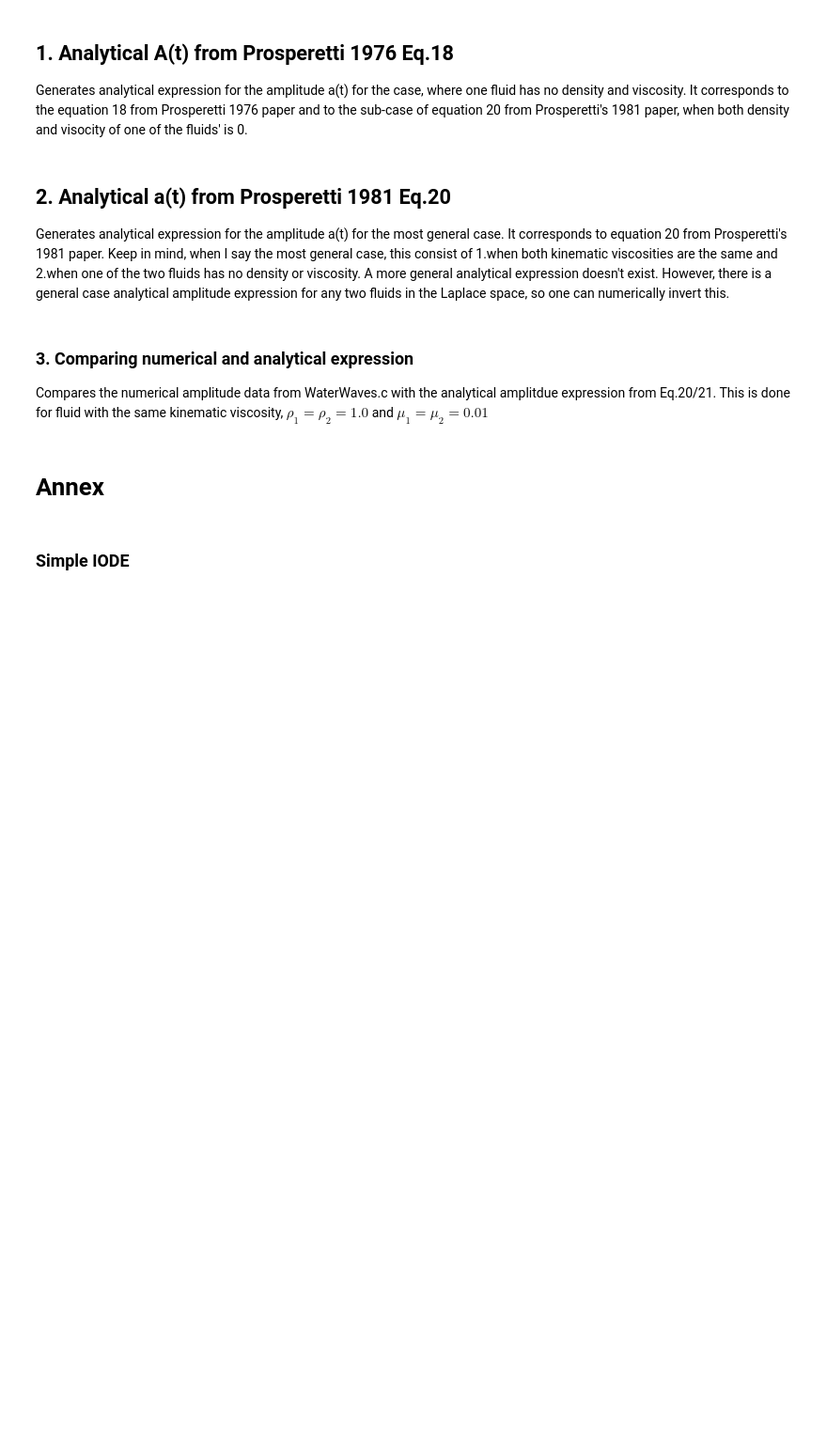
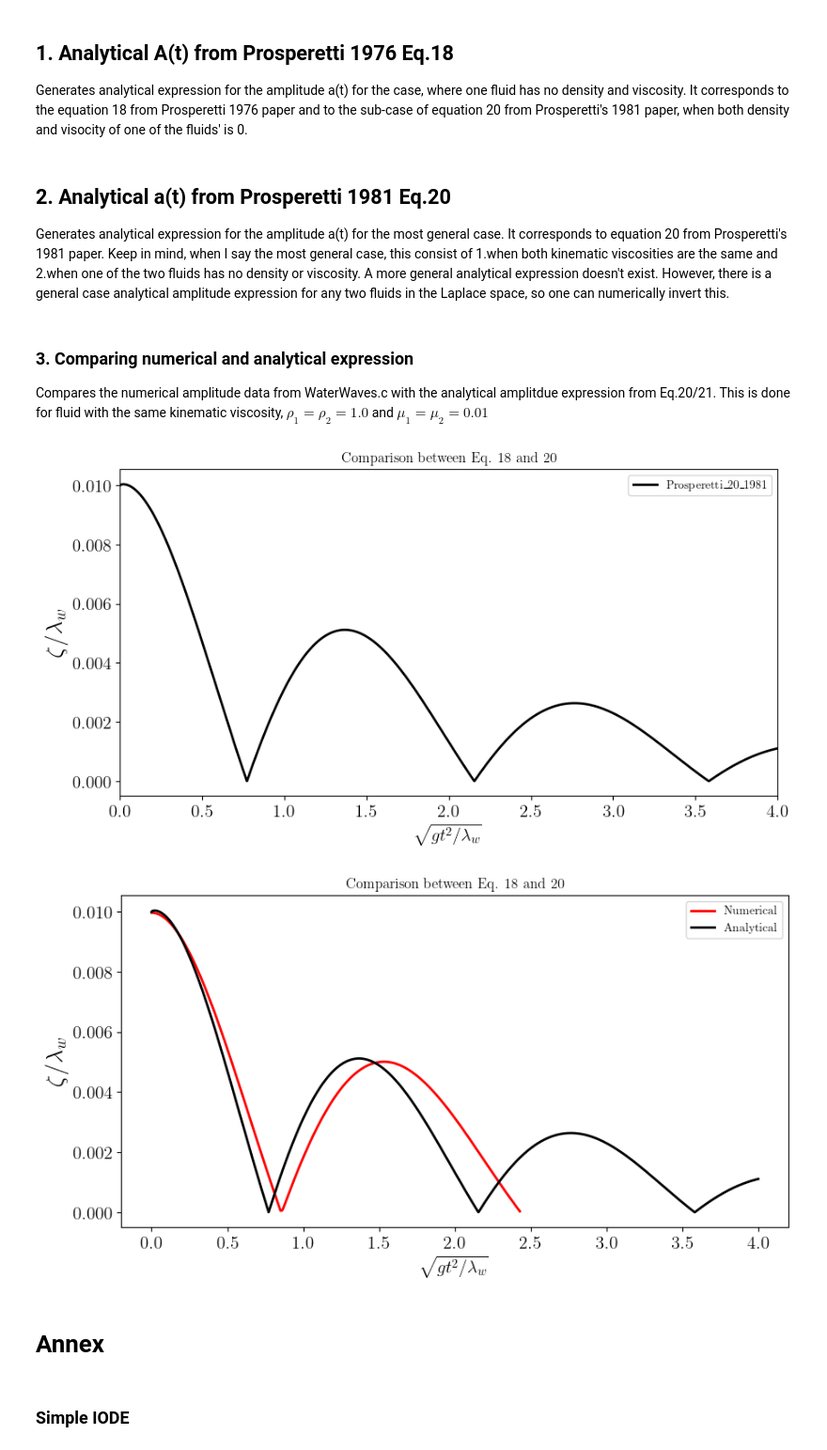
Before and after one commit to comphy-lab/IceHydrodynamics, a Jupyter notebook: TestCases/New-Valentin/Prosperetti_comparison.ipynb, the cells around one changed output. Shown: that part at 94% size. Drawn from its saved outputs; the diff is of its cells as text; code cells hidden in the pictures; blank space fills up the shorter version.

Commit message:
Add files via upload
Overwriting two files and adding new plots

```diff
--- a/TestCases/New-Valentin/Prosperetti_comparison.ipynb
+++ b/TestCases/New-Valentin/Prosperetti_comparison.ipynb
@@ -141,7 +141,7 @@ def ampl(t,a0,u0,Ga,Beta,z,Z):
     Amp_p1 = a0 * (erfc(k2v*t)**0.5) * 32 * b * np.pi**3 / (64 * b * np.pi**3 + Ga)
     Amp_p2 = 0
     for i in range(4):
-        Amp_p21 = (z[i]/Z[i]) * (2*np.pi*A_0/(z[i]**2-k2v)-U_0)
+        Amp_p21 = (z[i]/Z[i]) * (2*np.pi*a0/(z[i]**2-k2v)-U_0)
         Amp_p22 = np.exp((z[i]**2-k2v)*t) * erfc(z[i]*t**0.5)
         Amp_p2 = Amp_p2 + (Amp_p21 * Amp_p22)
     return Amp_p1 + Amp_p2
@@ -149,10 +149,10 @@ def ampl(t,a0,u0,Ga,Beta,z,Z):
 
 #Initializing variables
 p_u = 1
-p_l = 1
-Ga = 1e5
+p_l = 0.1
+Ga = 1e4
 A_0 = 0.01
-U_0 = -1e-4 #Taken from the estimation of a'(0)
+U_0 = 0 #Taken from the estimation of a'(0)
 
 
 #Calculating zi, Zi, non dimensional Amplitude
@@ -162,7 +162,7 @@ p = np.poly1d([1, -4*B*k2v**0.5, 2*(1-6*B)*k2v, 4*(1-3*B)*k2v**1.5,(1-4*B)*k2v**
 z = p.roots
 Z = cycl_roots(z)
 
-t2 = np.linspace(0, 26, 5000)
+t2 = np.linspace(0, 4, 5000)
 A2 = ampl(t2,A_0,U_0,Ga,B,z,Z).real
 # %% [markdown]
 ### 3. Comparing numerical and analytical expression
@@ -170,11 +170,6 @@ A2 = ampl(t2,A_0,U_0,Ga,B,z,Z).real
 Compares the numerical amplitude data from WaterWaves.c with the analytical amplitdue expression from Eq.20/21.
 This is done for fluid with the same kinematic viscosity, $\rho_1 = \rho_2 = 1.0$ and $\mu_1=\mu_2= 0.01$
 # %%
-#Import data from Prosperetti-gravity.h
-df = pd.read_csv('Prosperetti.dat', sep=' ')
-t = df.iloc[:, 1].to_numpy()
-Amp = df.iloc[:, 3].to_numpy()
-
 #Reads data from a file and separates columns into variables of time and Amplitude
 def read_extract(dat_file):
     df = pd.read_csv(dat_file, sep=' ')
@@ -194,36 +189,40 @@ def read_extract(dat_file):
         A0_Ocean = AmpOcean[0]
         A0_Ice = AmpIce[0]
         return A0_Ocean, A0_Ice, t, AmpOcean, AmpIce
+
 #Import data from Waterwaves.c and gravity.c
 A0, t, Amp = read_extract('WavesWater_/amplitude.dat')
 
 #Set plot
 fig, ax = plt.subplots(1, 1, figsize=(10,5))
-ax.plot(t1, abs(A1), 'r-', lw=2, label='Prosperetti_18_1976')
+#ax.plot(t1, abs(A1), 'r-', lw=2, label='Prosperetti_18_1976')
 ax.plot(t2, abs(A2), 'k-', lw=2, label='Prosperetti_20_1981')
 ax.set_xlabel(r'$\sqrt{gt^2/\lambda_w}$', fontsize=15)
 ax.set_ylabel(r'$\zeta/\lambda_w$', fontsize=20)
 ax.tick_params(axis='both', which='major', labelsize=15)
-ax.set_xlim([0., 27])
+ax.set_xlim([0., 4])
 #ax.set_ylim([0., A0])
 ax.legend()
 plt.title("Comparison between Eq. 18 and 20")
 #plt.savefig("Comparison_pa_Ga=150004")
 plt.show()
 
 #Set plot
 fig, ax = plt.subplots(1, 1, figsize=(10,5))
 ax.plot(t, abs(Amp), 'r-', lw=2, label='Numerical')
 ax.plot(t2, abs(A2), 'k-', lw=2, label='Analytical')
 ax.set_xlabel(r'$\sqrt{gt^2/\lambda_w}$', fontsize=15)
 ax.set_ylabel(r'$\zeta/\lambda_w$', fontsize=20)
 ax.tick_params(axis='both', which='major', labelsize=15)
-ax.set_xlim([0., 27])
+#ax.set_xlim([0., 4])
 #ax.set_ylim([0., A0])
 ax.legend()
 plt.title("Comparison between Eq. 18 and 20")
 #plt.savefig("Comparison_pa_Ga=150004")
 plt.show()
+# %% [output]
+[figure, added]
+[figure, added]
 # %% [markdown]
 # Annex
 # %% [markdown]
```
Also changed, not shown: parts of 1 cell of this notebook, 3 other files.
